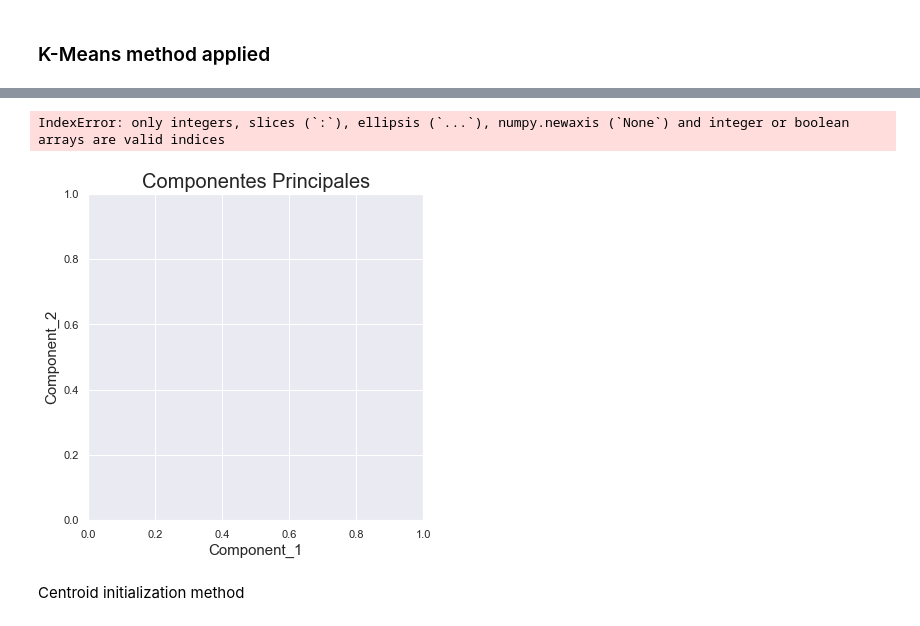
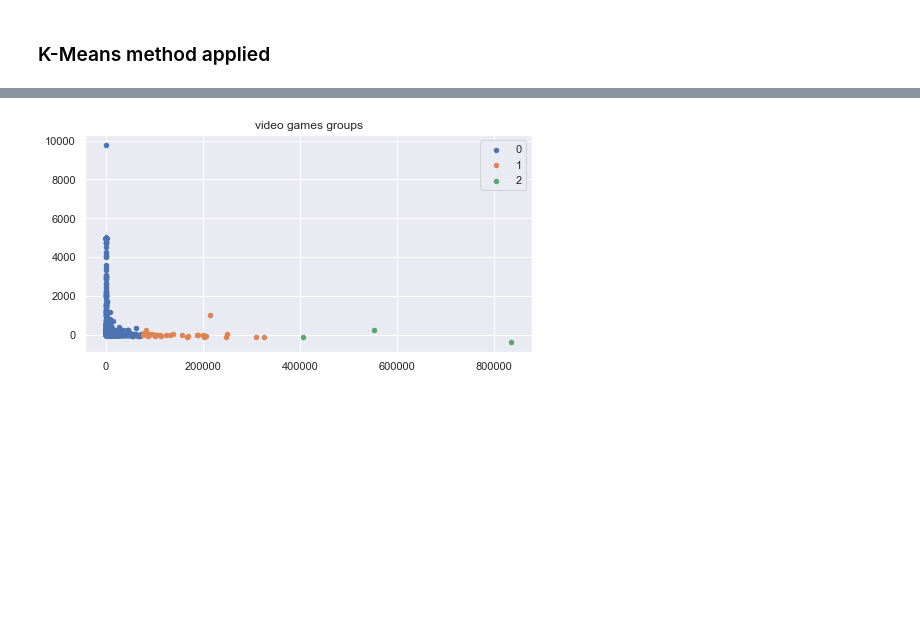
Before and after one commit to luiveldel/Videogames-Clustering, a Jupyter notebook: notebook.ipynb, the cells around one changed output, grey strips where cells are left out. Drawn from its saved outputs; the diff is of its cells as text; code cells hidden in the pictures; blank space fills up the shorter version.

```diff
--- a/notebook.ipynb
+++ b/notebook.ipynb
@@ -697,16 +612,16 @@ X2D_final
-# %%
-fig = plt.figure(figsize= (6,6))
-
-ax = fig.add_subplot(1,1,1)
-ax.set_xlabel('Component_1', fontsize = 15)
-ax.set_ylabel('Component_2', fontsize = 15)
-ax.set_title('Componentes Principales', fontsize = 20)
-
-color_theme = np.array(["blue", "green", "orange"])
-ax.scatter(x = X2D_final.Component_1, y = X2D_final.Component_2,
-            c = color_theme[X2D_final], s = 50)
-# %% [output]
-IndexError: only integers, slices (`:`), ellipsis (`...`), numpy.newaxis (`None`) and integer or boolean arrays are valid indices
-[figure, removed]
-# %% [markdown]
-Centroid initialization method
+# %%
+pca = PCA()
+X = pca.fit_transform(clean_df)
+
+kmeans = KMeans(n_clusters=3, max_iter = 300)
+label = kmeans.fit_predict(clean_df) # y
+unique_labels = np.unique(label)
+
+for i in unique_labels:
+    plt.scatter(X[label==i, 0], X[label==i,1], label=i, s=20)
+
+plt.legend()
+plt.title("video games groups")
+plt.show()
+# %% [output]
+[figure, added]
```
Also changed, not shown: parts of 17 cells of this notebook.
